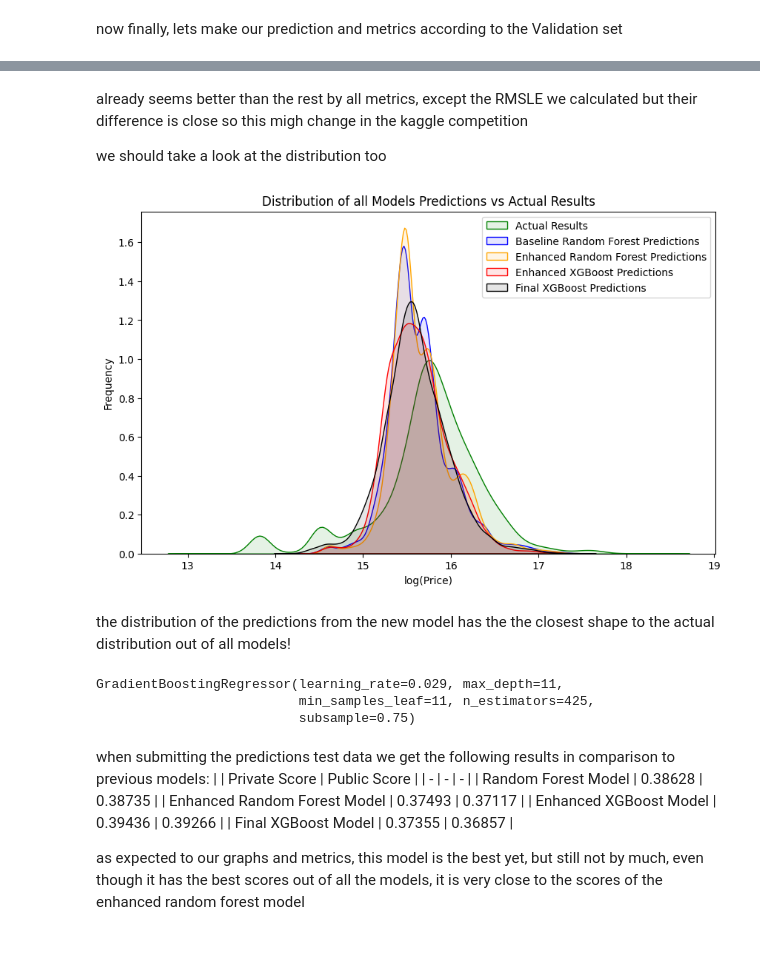
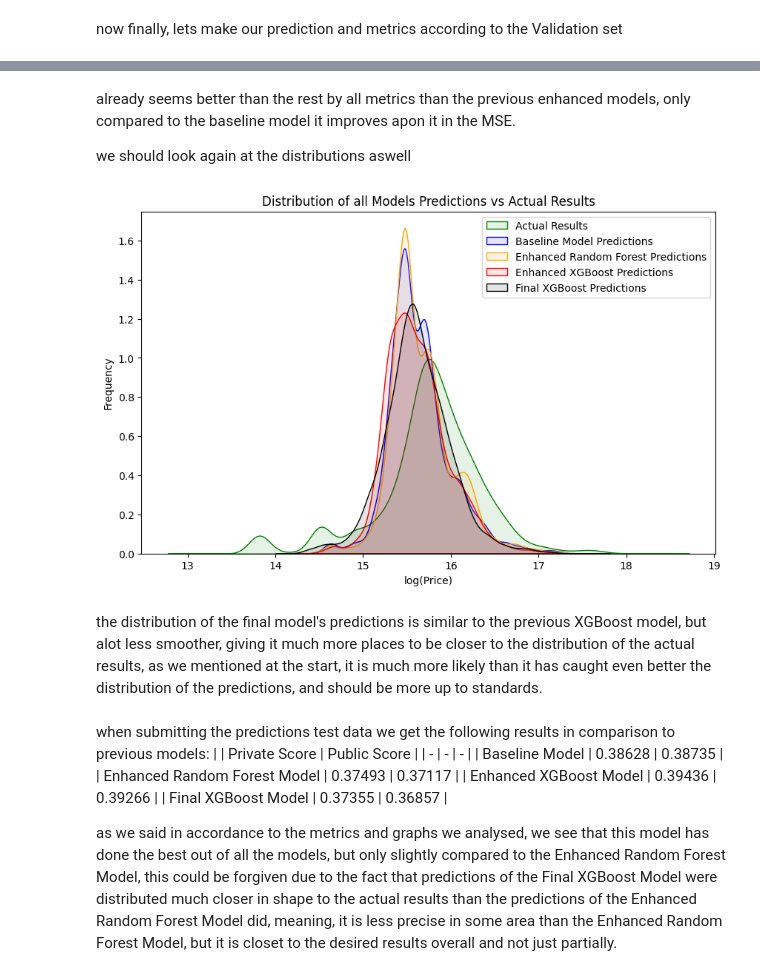
Before and after one commit to TomGeva/ML-project, a Jupyter notebook: Final Project Tom & Maya.ipynb, the cells around one changed output, grey strips where cells are left out. Drawn from its saved outputs; the diff is of its cells as text; code cells hidden in the pictures; blank space fills up the shorter version.

```diff
--- a/Final Project Tom & Maya.ipynb
+++ b/Final Project Tom & Maya.ipynb
@@ -2015,21 +2048,21 @@ imputedInvstTest.drop(columns = invstFeatures2drop, inplace = True)
 # %% [markdown]
 due to lack of time for a complete Cross Validation process, we'll perform a small scale process considering a narow range of hyper-parameters
 # %%
-invstXGBoostParams = {
-    'learning_rate': [i/1000 for i in range(15, 30, 7)], # 0.015, 0.022, 0.029
-    'n_estimators': [i for i in range(350, 426, 75)], # 350, 425
-    'subsample': [i/20 for i in range(13, 16)], # 0.65, 0.7, 0.75
-    'max_depth': [i for i in range(11, 15, 3)], # 11, 14
-    'min_samples_leaf': [i for i in range(9, 12, 2)] # 9, 11
-}
+# invstXGBoostParams = {
+#     'learning_rate': [i/1000 for i in range(15, 30, 7)], # 0.015, 0.022, 0.029
+#     'n_estimators': [i for i in range(350, 426, 75)], # 350, 425
+#     'subsample': [i/20 for i in range(13, 16)], # 0.65, 0.7, 0.75
+#     'max_depth': [i for i in range(11, 15, 3)], # 11, 14
+#     'min_samples_leaf': [i for i in range(9, 12, 2)] # 9, 11
+# }
 
-invstXGBoostGrdSrch = GSCV(GBR(), invstXGBoostParams, cv = 5, scoring = 'neg_mean_squared_error', verbose = 2)
-invstXGBoostGrdSrch.fit(xInvstTrn, yInvstTrn)
+# invstXGBoostGrdSrch = GSCV(GBR(), invstXGBoostParams, cv = 5, scoring = 'neg_mean_squared_error', verbose = 2)
+# invstXGBoostGrdSrch.fit(xInvstTrn, yInvstTrn)
 
-invstXGBoostModelParams = invstXGBoostGrdSrch.best_params_
+# invstXGBoostModelParams = invstXGBoostGrdSrch.best_params_
 
-invstXGBoostOptModel = GBR(**invstXGBoostModelParams)
-invstXGBoostOptModel.fit(xInvstTrn, yInvstTrn)
+# invstXGBoostOptModel = GBR(**invstXGBoostModelParams)
+# invstXGBoostOptModel.fit(xInvstTrn, yInvstTrn)
 # %%
 shortcutInvstXGBoostParams = {
     'learning_rate': 0.015,
@@ -2221,30 +2254,21 @@ display(metrics)
 # %% [markdown]
-already seems better than the rest by all metrics, except the RMSLE we calculated but their difference is close so this migh change in the kaggle competition
+already seems better than the rest by all metrics than the previous enhanced models, only compared to the baseline model it improves apon it in the MSE.
 
-we should take a look at the distribution too
+we should look again at the distributions aswell
 # %%
 # all comparison
 plt.figure(figsize=(10, 6))
 sns.kdeplot(yVal, color = 'green', fill = True, alpha = 0.1, label='Actual Results')
-sns.kdeplot(rndFrstPred, color = 'blue', fill = True, alpha = 0.1, label='Baseline Random Forest Predictions')
+sns.kdeplot(rndFrstPred, color = 'blue', fill = True, alpha = 0.1, label='Baseline Model Predictions')
 sns.kdeplot(enhncRndFrstPred, color = 'orange', fill = True, alpha = 0.1, label='Enhanced Random Forest Predictions')
 sns.kdeplot(enhncXGBoostPred, color = 'red', fill = True, alpha = 0.1, label='Enhanced XGBoost Predictions')
 sns.kdeplot(finalXGBoostPred, color = 'black', fill = True, alpha = 0.1, label='Final XGBoost Predictions')
 plt.xlabel('log(Price)')
 plt.ylabel('Frequency')
 plt.title('Distribution of all Models Predictions vs Actual Results')
 plt.legend()
 plt.show()
 # %% [output]
-[figure, old version]
+[figure, new version]
-# %% [markdown]
-the distribution of the predictions from the new model has the the closest shape to the actual distribution out of all models!
-# %%
-invstXGBoostOptModel = GBR(**shortcutInvstXGBoostParams)
-invstXGBoostOptModel.fit(imputedInvstTrain.drop(columns = ['price_doc', 'logPrice', 'timestamp']), imputedInvstTrain.logPrice + np.log(1.05))
-ownrXGBoostOptModel = GBR(**shortcutOwnrXGBoostParams)
-ownrXGBoostOptModel.fit(imputedOwnrTrain.drop(columns = ['price_doc', 'logPrice', 'timestamp']), imputedOwnrTrain.logPrice + np.log(0.9))
-# %% [output]
-GradientBoostingRegressor(learning_rate=0.029, max_depth=11,
-                          min_samples_leaf=11, n_estimators=425,
-                          subsample=0.75)
+# %% [markdown]
+the distribution of the final model's predictions is similar to the previous XGBoost model, but alot less smoother, giving it much more places to be closer to the distribution of the actual results, as we mentioned at the start, it is much more likely than it has caught even better the distribution of the predictions, and should be more up to standards.
@@ -2252,9 +2283,9 @@ GradientBoostingRegressor(learning_rate=0.029, max_depth=11,
 when submitting the predictions test data we get the following results in comparison to previous models:
 |  | Private Score | Public Score |
 | - | - | - |
-| Random Forest Model | 0.38628 | 0.38735 |
+| Baseline Model | 0.38628 | 0.38735 |
 | Enhanced Random Forest Model | 0.37493 | 0.37117 |
 | Enhanced XGBoost Model | 0.39436 | 0.39266 |
 | Final XGBoost Model | 0.37355 | 0.36857 |
 
-as expected to our graphs and metrics, this model is the best yet, but still not by much, even though it has the best scores out of all the models, it is very close to the scores of the enhanced random forest model
+as we said in accordance to the metrics and graphs we analysed, we see that this model has done the best out of all the models, but only slightly compared to the Enhanced Random Forest Model, this could be forgiven due to the fact that predictions of the Final XGBoost Model were distributed much closer in shape to the actual results than the predictions of the Enhanced Random Forest Model did, meaning, it is less precise in some area than the Enhanced Random Forest Model, but it is closet to the desired results overall and not just partially.
```
Also changed, not shown: parts of 25 cells of this notebook, 6 other files.
